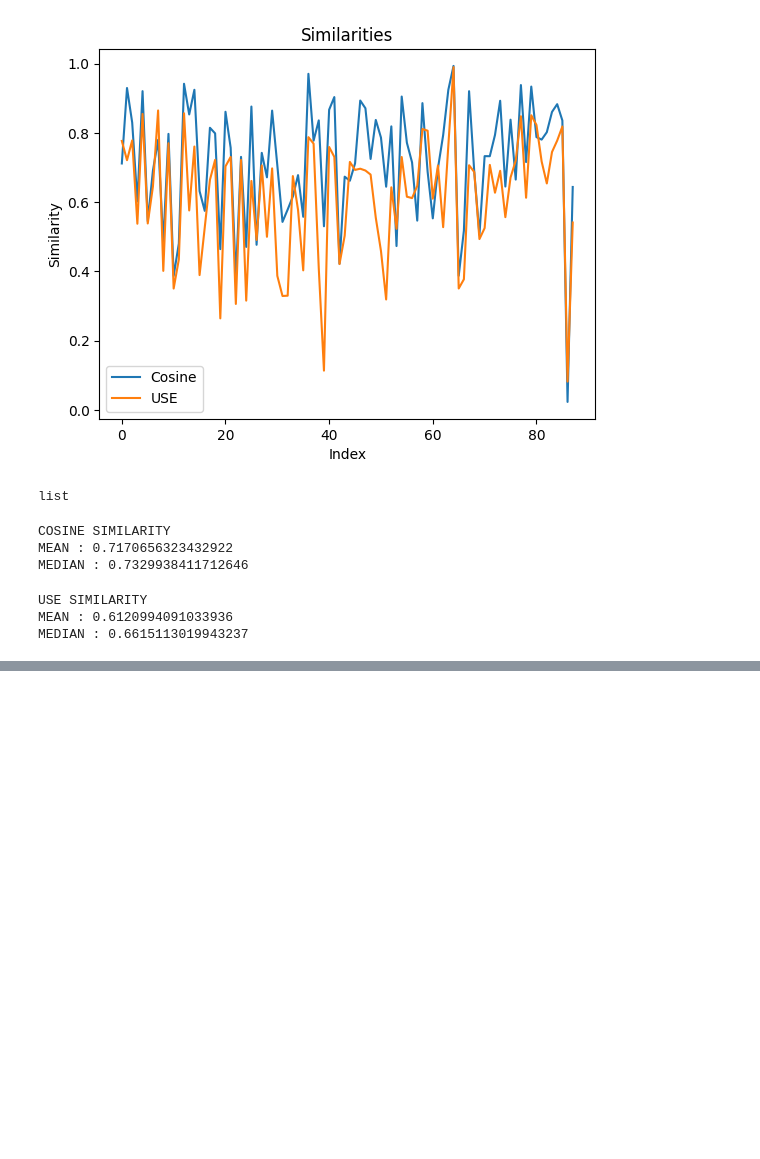
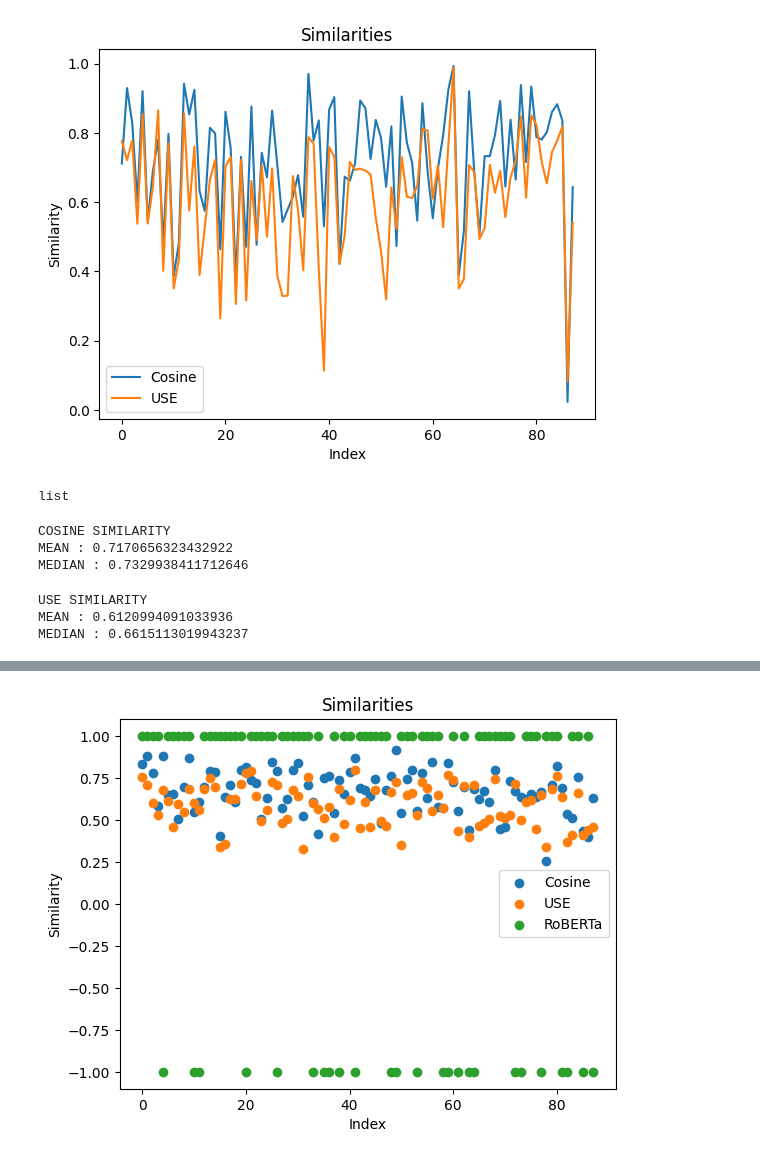
Before and after one commit to Rohit-17ls/Fine-Tuning-LLMs-for-Confidential-Business-Leaks-Identification, a Jupyter notebook: evaluation/Evaluation.ipynb, the cells around one changed output, grey strips where cells are left out. Cells and saved outputs as stored; diff of their text form; code cells hidden in the pictures; blank space fills up the shorter version.

```diff
--- a/evaluation/Evaluation.ipynb
+++ b/evaluation/Evaluation.ipynb
@@ -267,0 +430,2 @@ MEDIAN : 0.6615113019943237
+# %%
+system_prompt = 'Identify if there is any confidential/sensitive information in the following business excerpt :\n<EXCERPT>: '
@@ -267,0 +440,28 @@ MEDIAN : 0.6615113019943237
+# %%
+
+fal_cosine_similarities = []
+fal_USE_similarities = []
+fal_roberta_similarities = []
+
+for i in range(min(len(df), len(target))):
+  sentence_1 = fal_df['OUTPUT'].iloc[i][len(system_prompt) + len(excerpts[i]):]
+  sentence_2 = target[i]
+
+  embedding_1 = model.encode(sentence_1)
+  embedding_2 = model.encode(sentence_2)
+
+  fal_cosine_similarity = util.cos_sim(embedding_1, embedding_2)
+  fal_cosine_similarities.append(fal_cosine_similarity)
+
+  fal_USE_similarity = USE_sentence_similarity(sentence_1, sentence_2)
+  fal_USE_similarities.append(fal_USE_similarity)
+
+  fal_roberta_similarity = roberta_sentence_similarity(sentence_1, sentence_2)
+  fal_roberta_similarities.append(fal_roberta_similarity)
+
+  pprint((i +1,
+          sentence_1,
+          sentence_2,
+          f'COSINE SIMILARITY : {fal_cosine_similarity}',
+          f'USE SENTENCE SIMILARITY : {fal_USE_similarity}',
+          f'RoBERT SENTENCE SIMILARITY : {fal_roberta_similarity}'))
@@ -267,0 +585,16 @@ MEDIAN : 0.6615113019943237
+# %%
+x = range(len(fal_cosine_similarities))
+y1 = [cos_sim[0].item() for cos_sim in fal_cosine_similarities]
+y2 = fal_USE_similarities
+y3 = fal_roberta_similarities
+# %%
+plt.title('Similarities')
+plt.xlabel('Index')
+plt.ylabel('Similarity')
+plt.scatter(x, y1)
+plt.scatter(x, y2)
+plt.scatter(x, y3)
+plt.legend(['Cosine', 'USE', 'RoBERTa'])
+plt.show()
+# %% [output]
+[figure, added]
```
Also changed, not shown: parts of 22 cells of this notebook.
